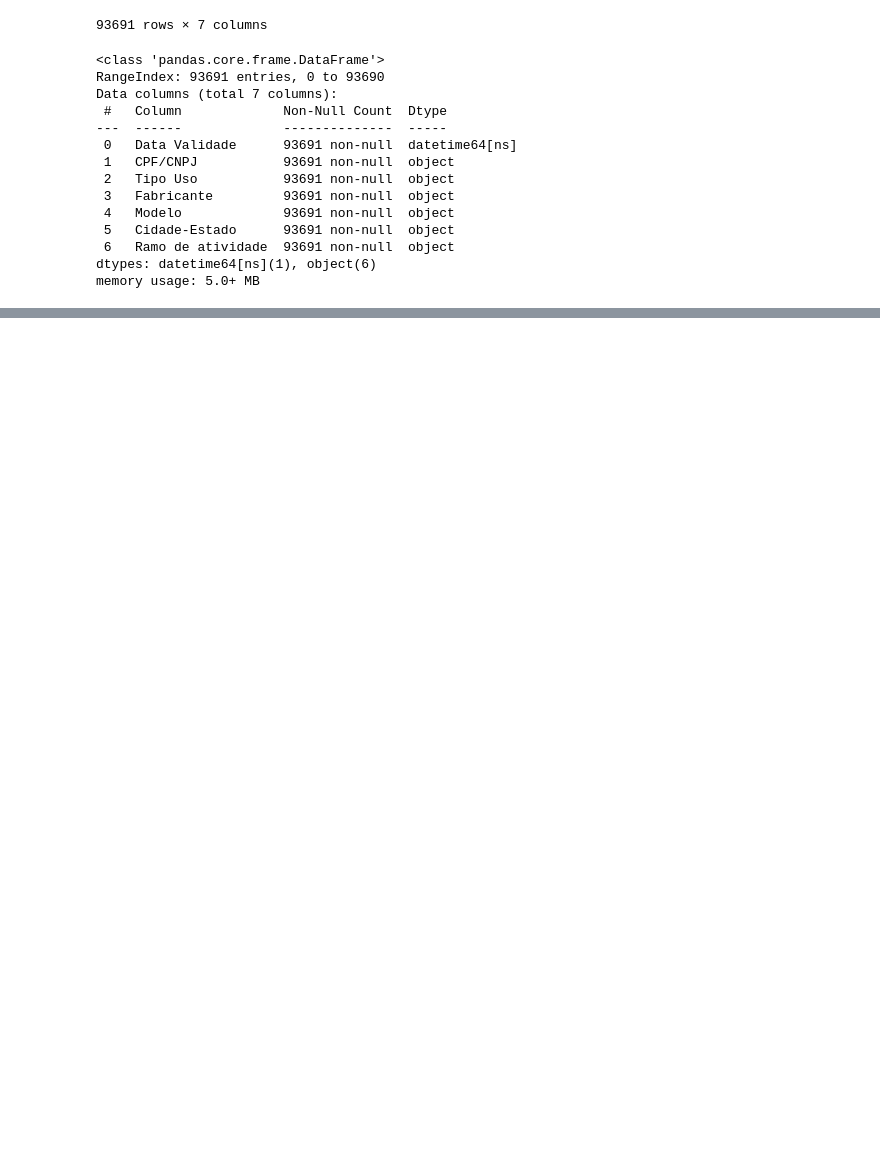
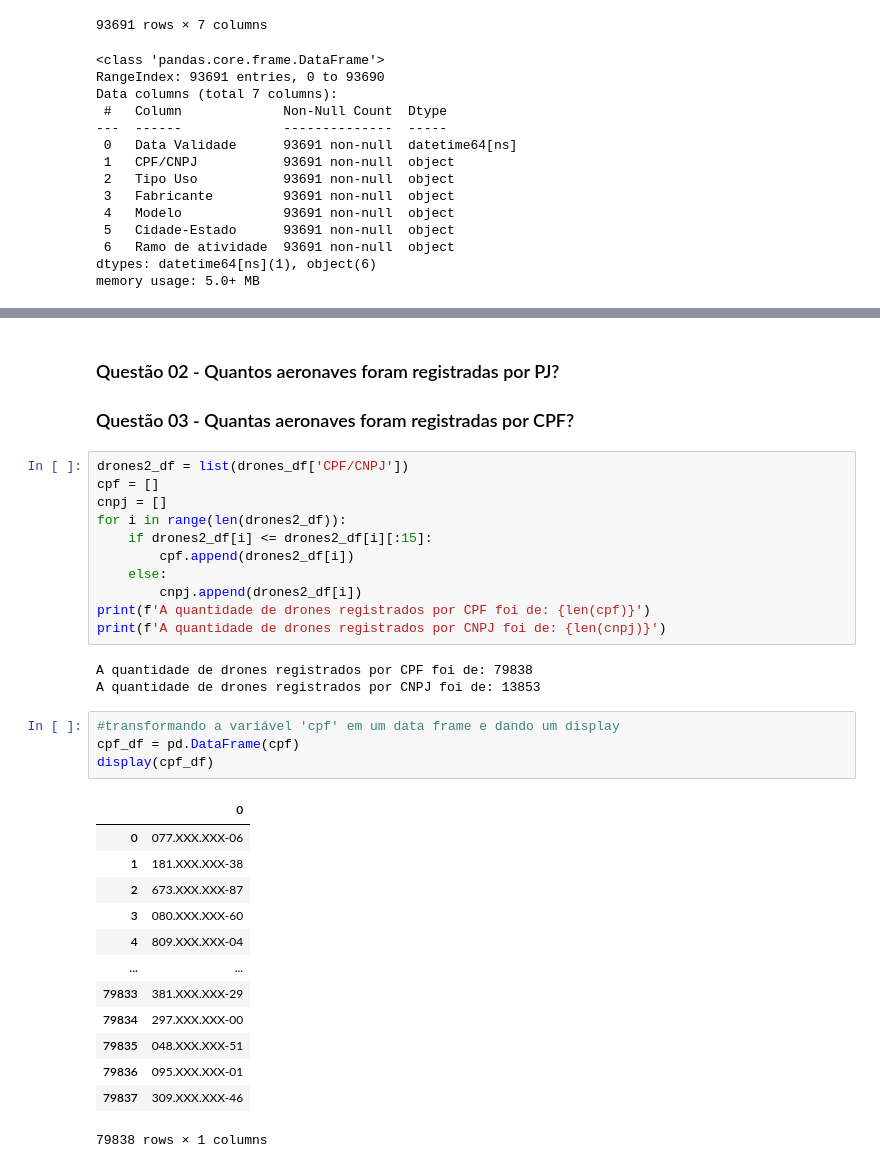
Before and after one commit to FabianoBellam/RPAs_Registration_in_Brazil, a Jupyter notebook: Projeto_01_Drones_Brasil.ipynb, the cells around one changed output, grey strips where cells are left out. Cells and saved outputs as stored; diff of their text form; blank space fills up the shorter version.

```diff
--- a/Projeto_01_Drones_Brasil.ipynb
+++ b/Projeto_01_Drones_Brasil.ipynb
@@ -213,0 +219,35 @@ memory usage: 5.0+ MB
+# %% [markdown]
+### Questão 02 - Quantos aeronaves foram registradas por PJ?
+### Questão 03 - Quantas aeronaves foram registradas por CPF?
+# %%
+drones2_df = list(drones_df['CPF/CNPJ'])
+cpf = []
+cnpj = []
+for i in range(len(drones2_df)):
+    if drones2_df[i] <= drones2_df[i][:15]:
+        cpf.append(drones2_df[i])
+    else:
+        cnpj.append(drones2_df[i])
+print(f'A quantidade de drones registrados por CPF foi de: {len(cpf)}')
+print(f'A quantidade de drones registrados por CNPJ foi de: {len(cnpj)}')
+# %% [output]
+A quantidade de drones registrados por CPF foi de: 79838
+A quantidade de drones registrados por CNPJ foi de: 13853
+# %%
+#transformando a variável 'cpf' em um data frame e dando um display
+cpf_df = pd.DataFrame(cpf)
+display(cpf_df)
+# %% [output]
+|  | 0 |
+| 0 | 077.XXX.XXX-06 |
+| 1 | 181.XXX.XXX-38 |
+| 2 | 673.XXX.XXX-87 |
+| 3 | 080.XXX.XXX-60 |
+| 4 | 809.XXX.XXX-04 |
+| ... | ... |
+| 79833 | 381.XXX.XXX-29 |
+| 79834 | 297.XXX.XXX-00 |
+| 79835 | 048.XXX.XXX-51 |
+| 79836 | 095.XXX.XXX-01 |
+| 79837 | 309.XXX.XXX-46 |
+79838 rows × 1 columns
```
Also changed, not shown: parts of 25 cells of this notebook.
